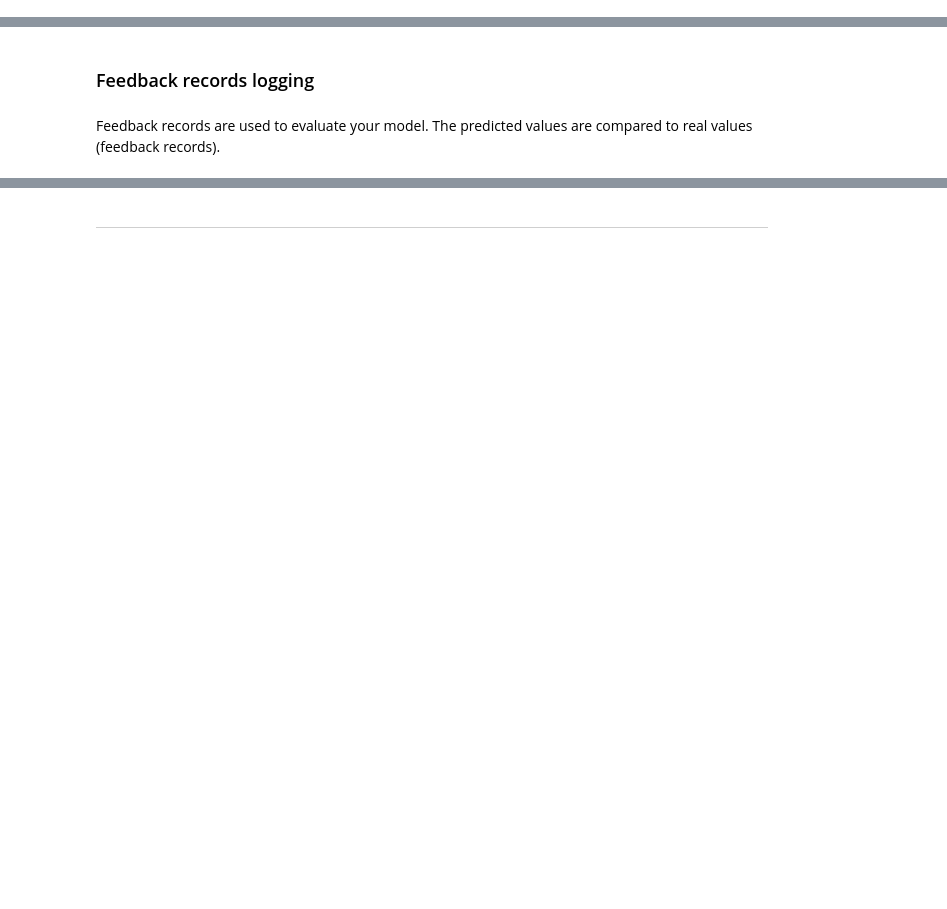
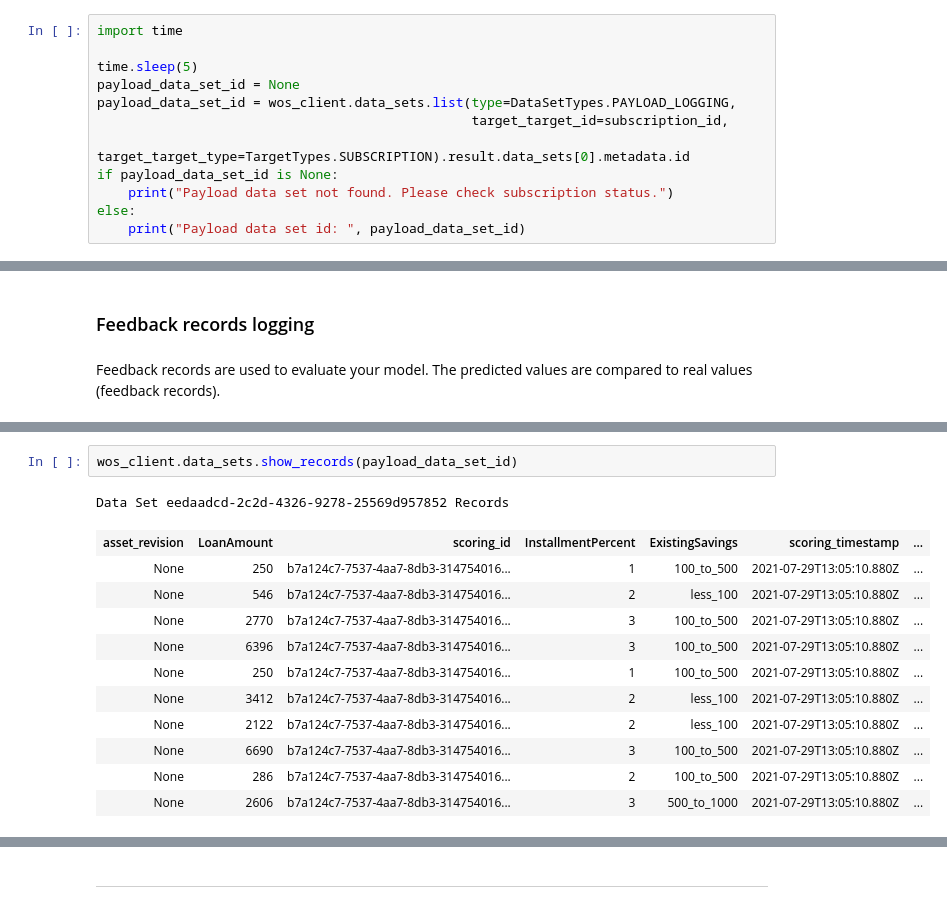
Before and after one commit to IBM/monitor-azure-ml-with-watson-openscale, a Jupyter notebook: examples/WatsonOpenScaleAndAzureMLengineExampleOutput.ipynb, the cells around one changed output, grey strips where cells are left out. Drawn from its saved outputs; the diff is of its cells as text; blank space fills up the shorter version.

```diff
--- a/examples/WatsonOpenScaleAndAzureMLengineExampleOutput.ipynb
+++ b/examples/WatsonOpenScaleAndAzureMLengineExampleOutput.ipynb
@@ -326,0 +516,12 @@ Request OK: True
+# %%
+import time
+
+time.sleep(5)
+payload_data_set_id = None
+payload_data_set_id = wos_client.data_sets.list(type=DataSetTypes.PAYLOAD_LOGGING,
+                                                target_target_id=subscription_id,
+                                                target_target_type=TargetTypes.SUBSCRIPTION).result.data_sets[0].metadata.id
+if payload_data_set_id is None:
+    print("Payload data set not found. Please check subscription status.")
+else:
+    print("Payload data set id: ", payload_data_set_id)
@@ -567,0 +906,15 @@ client.data_mart.get_deployment_metrics()
+# %%
+wos_client.data_sets.show_records(payload_data_set_id)
+# %% [output]
+Data Set eedaadcd-2c2d-4326-9278-25569d957852 Records
+| asset_revision | LoanAmount | scoring_id | InstallmentPercent | ExistingSavings | scoring_timestamp | ... |
+| None | 250 | b7a124c7-7537-4aa7-8db3-314754016... | 1 | 100_to_500 | 2021-07-29T13:05:10.880Z | ... |
+| None | 546 | b7a124c7-7537-4aa7-8db3-314754016... | 2 | less_100 | 2021-07-29T13:05:10.880Z | ... |
+| None | 2770 | b7a124c7-7537-4aa7-8db3-314754016... | 3 | 100_to_500 | 2021-07-29T13:05:10.880Z | ... |
+| None | 6396 | b7a124c7-7537-4aa7-8db3-314754016... | 3 | 100_to_500 | 2021-07-29T13:05:10.880Z | ... |
+| None | 250 | b7a124c7-7537-4aa7-8db3-314754016... | 1 | 100_to_500 | 2021-07-29T13:05:10.880Z | ... |
+| None | 3412 | b7a124c7-7537-4aa7-8db3-314754016... | 2 | less_100 | 2021-07-29T13:05:10.880Z | ... |
+| None | 2122 | b7a124c7-7537-4aa7-8db3-314754016... | 2 | less_100 | 2021-07-29T13:05:10.880Z | ... |
+| None | 6690 | b7a124c7-7537-4aa7-8db3-314754016... | 3 | 100_to_500 | 2021-07-29T13:05:10.880Z | ... |
+| None | 286 | b7a124c7-7537-4aa7-8db3-314754016... | 2 | 100_to_500 | 2021-07-29T13:05:10.880Z | ... |
+| None | 2606 | b7a124c7-7537-4aa7-8db3-314754016... | 3 | 500_to_1000 | 2021-07-29T13:05:10.880Z | ... |
```
Also changed, not shown: parts of 199 cells of this notebook, 8 other files.
